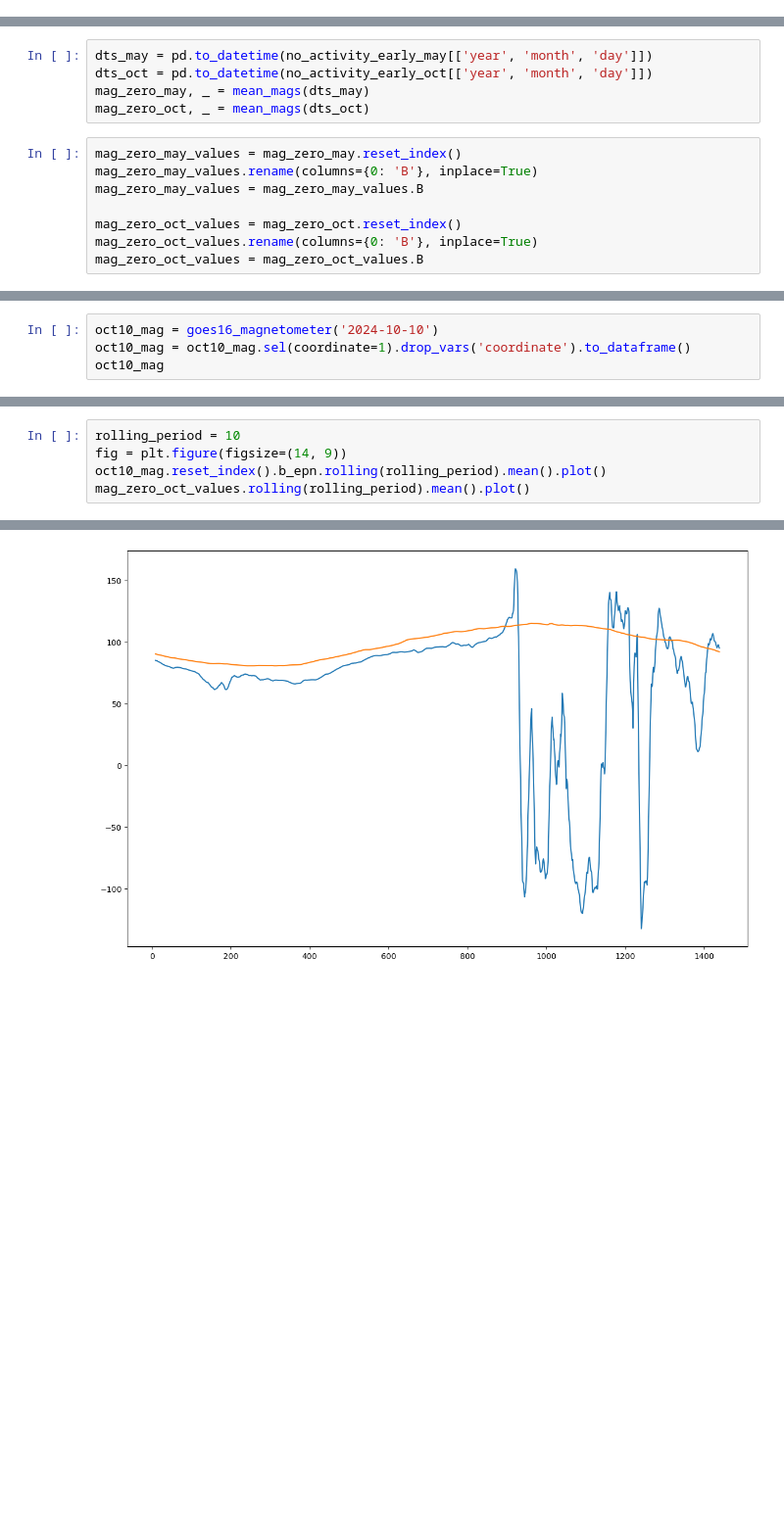
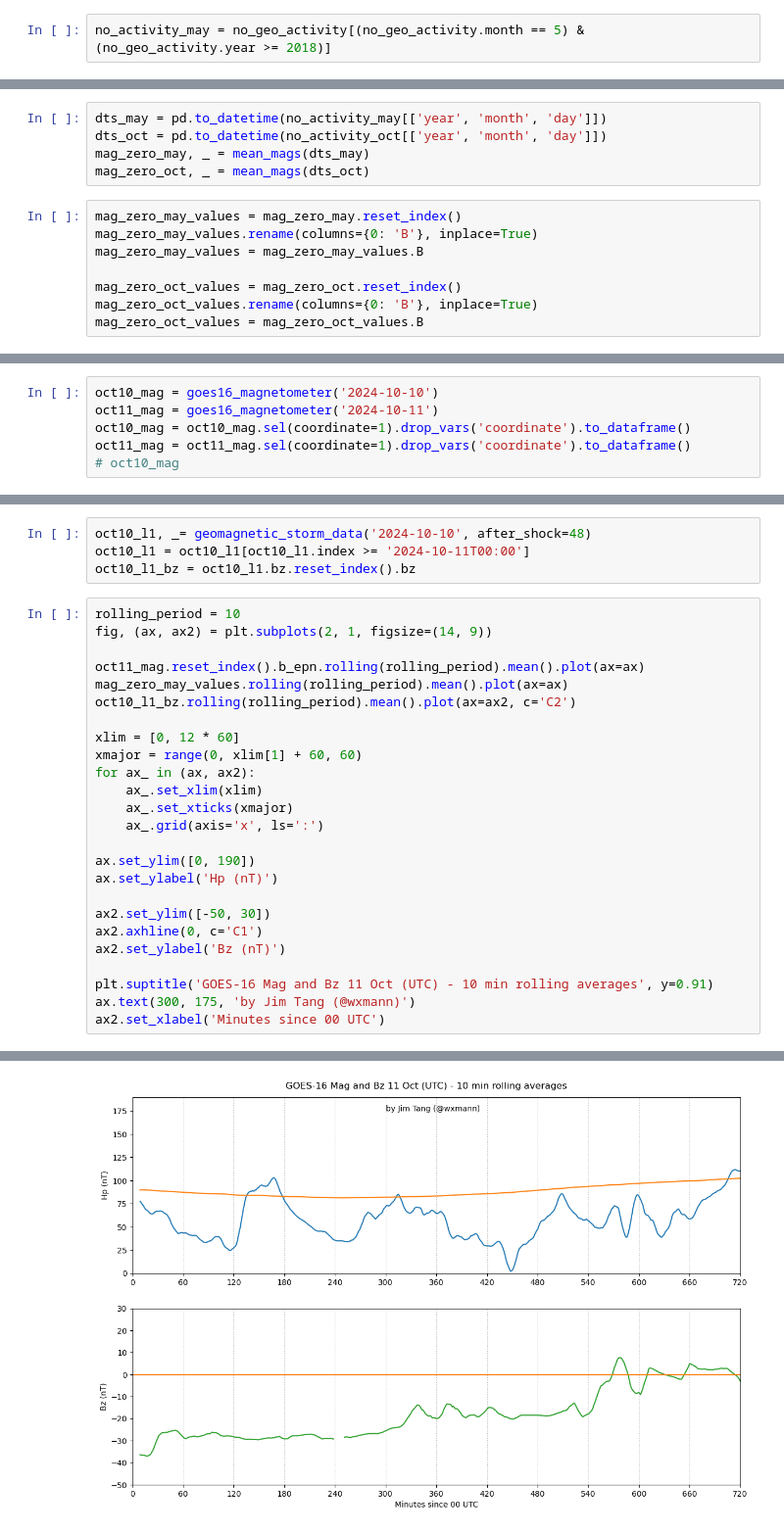
Before and after one commit to wxmann/historical-solar, a Jupyter notebook: deviation_from_ideal_mag.ipynb, the cells around one changed output, grey strips where cells are left out. Shown at 98% size. Cells and saved outputs as stored; diff of their text form; blank space fills up the shorter version.

```diff
--- a/deviation_from_ideal_mag.ipynb
+++ b/deviation_from_ideal_mag.ipynb
@@ -48,0 +14,2 @@ no_activity_early_may
+# %%
+no_activity_may = no_geo_activity[(no_geo_activity.month == 5) & (no_geo_activity.year >= 2018)]
@@ -84,8 +71,8 @@ def mean_mags(dts: list[pd.Timestamp]) -> pd.DataFrame:
     concats = pd.concat(mag_dfs, axis=1)
     return concats.mean(axis=1), concats.std(axis=1)
 # %%
-dts_may = pd.to_datetime(no_activity_early_may[['year', 'month', 'day']])
-dts_oct = pd.to_datetime(no_activity_early_oct[['year', 'month', 'day']])
+dts_may = pd.to_datetime(no_activity_may[['year', 'month', 'day']])
+dts_oct = pd.to_datetime(no_activity_oct[['year', 'month', 'day']])
 mag_zero_may, _ = mean_mags(dts_may)
 mag_zero_oct, _ = mean_mags(dts_oct)
 # %%
@@ -166,4 +165,6 @@ mag_zero_may_values.rolling(rolling_period).mean().plot()
 # %%
 oct10_mag = goes16_magnetometer('2024-10-10')
+oct11_mag = goes16_magnetometer('2024-10-11')
 oct10_mag = oct10_mag.sel(coordinate=1).drop_vars('coordinate').to_dataframe()
-oct10_mag
+oct11_mag = oct11_mag.sel(coordinate=1).drop_vars('coordinate').to_dataframe()
+# oct10_mag
@@ -185,6 +171,30 @@ oct10_mag
+# %%
+oct10_l1, _= geomagnetic_storm_data('2024-10-10', after_shock=48)
+oct10_l1 = oct10_l1[oct10_l1.index >= '2024-10-11T00:00']
+oct10_l1_bz = oct10_l1.bz.reset_index().bz
 # %%
 rolling_period = 10
-fig = plt.figure(figsize=(14, 9))
-oct10_mag.reset_index().b_epn.rolling(rolling_period).mean().plot()
-mag_zero_oct_values.rolling(rolling_period).mean().plot()
+fig, (ax, ax2) = plt.subplots(2, 1, figsize=(14, 9))
+
+oct11_mag.reset_index().b_epn.rolling(rolling_period).mean().plot(ax=ax)
+mag_zero_may_values.rolling(rolling_period).mean().plot(ax=ax)
+oct10_l1_bz.rolling(rolling_period).mean().plot(ax=ax2, c='C2')
+
+xlim = [0, 12 * 60]
+xmajor = range(0, xlim[1] + 60, 60)
+for ax_ in (ax, ax2):
+    ax_.set_xlim(xlim)
+    ax_.set_xticks(xmajor)
+    ax_.grid(axis='x', ls=':')
+
+ax.set_ylim([0, 190])
+ax.set_ylabel('Hp (nT)')
+
+ax2.set_ylim([-50, 30])
+ax2.axhline(0, c='C1')
+ax2.set_ylabel('Bz (nT)')
+
+plt.suptitle('GOES-16 Mag and Bz 11 Oct (UTC) - 10 min rolling averages', y=0.91)
+ax.text(300, 175, 'by Jim Tang (@wxmann)')
+ax2.set_xlabel('Minutes since 00 UTC')
 # %% [output]
@@ -192 +202 @@ mag_zero_oct_values.rolling(rolling_period).mean().plot()
-[figure, old version]
+[figure, new version]
```
Also changed, not shown: parts of 16 cells of this notebook.
